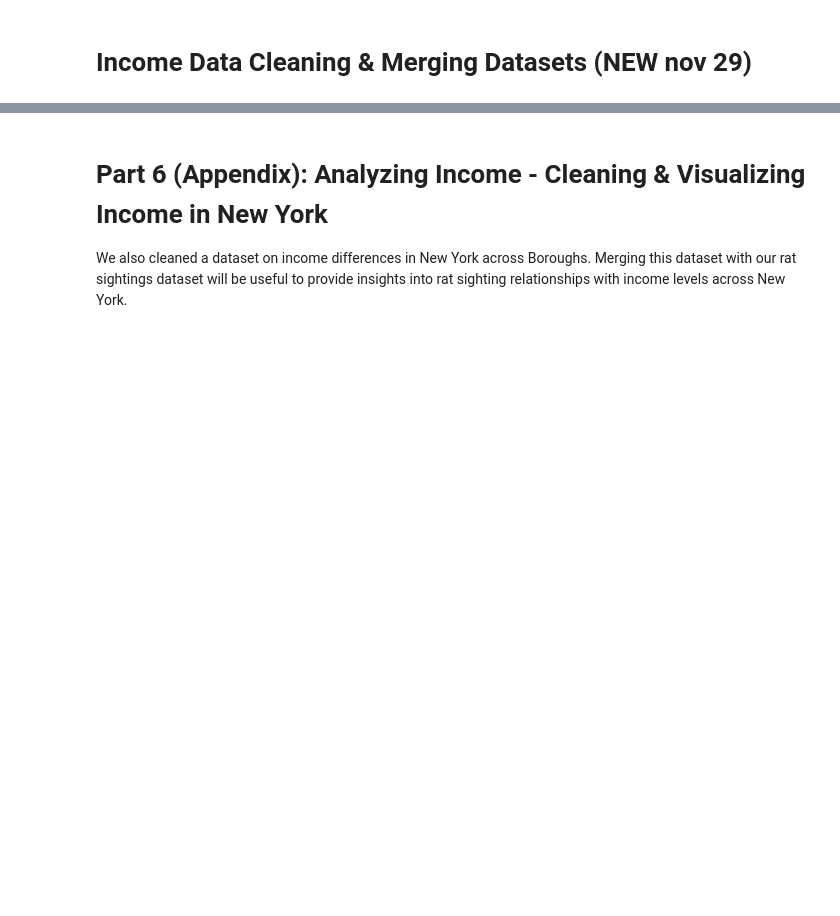
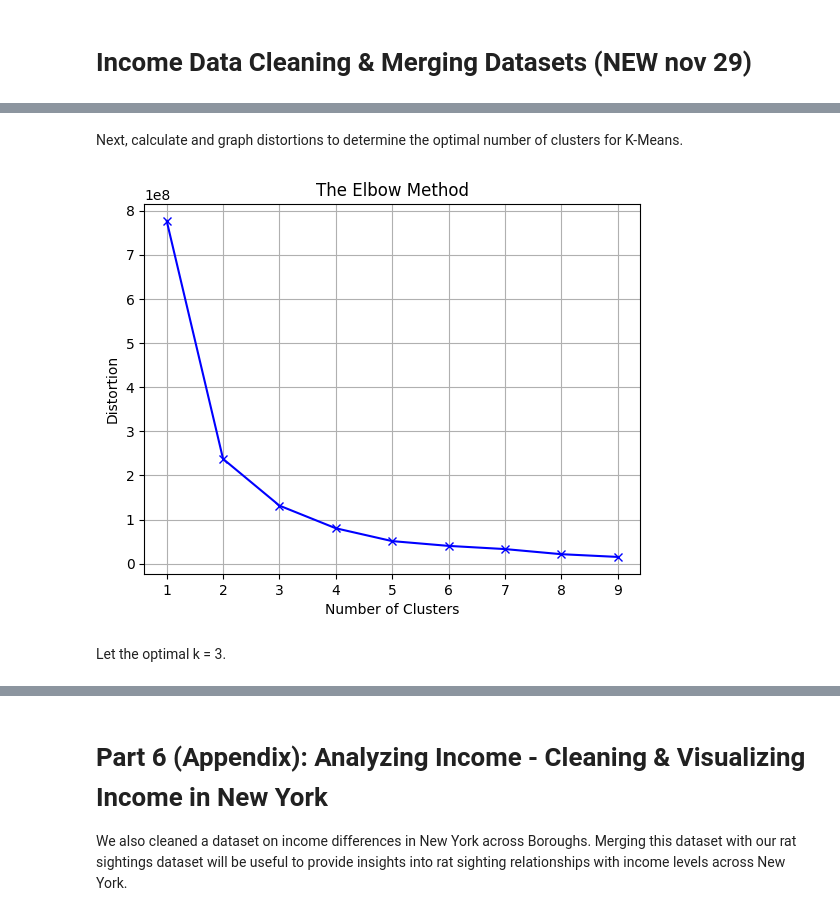
Before and after one commit to trishaa4144/cmsc320-final, a Jupyter notebook: CMSC320_Final_Project.ipynb, the cells around one changed output, grey strips where cells are left out. Saved outputs shown, nothing was run; the diff lists cells and outputs as text; code cells hidden in the pictures; blank space fills up the shorter version.

```diff
--- a/CMSC320_Final_Project.ipynb
+++ b/CMSC320_Final_Project.ipynb
@@ -594,52 +860,33 @@ First transform our dataset to be entirely numerical to calculate distortions.
+# %% [markdown]
+Next, calculate and graph distortions to determine the optimal number of clusters for K-Means.
 # %%
-import numpy as np
-import matplotlib.pyplot as plt
-import matplotlib
-import seaborn as sns
-
-import ast
-pd.set_option('display.max_columns', None)
-from scipy.spatial.distance import cdist
-
-import warnings # To suppress some warnings
-warnings.filterwarnings("ignore", category=FutureWarning, module="seaborn")
-
-from sklearn.cluster import KMeans, DBSCAN
-from sklearn.decomposition import PCA
-from sklearn.manifold import TSNE
-from matplotlib.colors import Normalize
-from matplotlib.lines import Line2D
-
-seed = 42
-
-# Find ideal number of clusters
+## Find ideal number of clusters
 distortions = []
 inertias = []
 mapping1 = {}
 mapping2 = {}
 K = range(1, 10)
 
 for k in K:
-    # ANSWER STARTING HERE
-
     # Building and fitting the model
-    df_without_datetime = df.drop(columns=['Created Date'])
-    kmeansModel = KMeans(n_clusters=k, random_state=seed).fit(df_without_datetime)
+    kmeansModel = KMeans(n_clusters=k, random_state=seed).fit(X)
 
     # Append your distortion value
-    distortions.append(sum(np.min(cdist(df_without_datetime, kmeansModel.cluster_centers_, 'euclidean'), axis=1)**2) / df_without_datetime.shape[0])
+    distortions.append(sum(np.min(cdist(X, kmeansModel.cluster_centers_, 'euclidean'), axis=1)**2) / X.shape[0])
     inertias.append(kmeansModel.inertia_)
 
     # Save it to mapping1 and mapping2
     mapping1[k] = distortions[-1]
     mapping2[k] = inertias[-1]
 
 # Plot
 plt.plot(K, distortions, 'bx-')
 plt.xlabel('Number of Clusters')
 plt.ylabel('Distortion')
 plt.title('The Elbow Method')
 plt.grid()
 plt.show()
-
-# ANSWER ENDS HERE
+# %% [output]
+[figure, added]
+# %% [markdown]
+Let the optimal k = 3.
```
Also changed, not shown: parts of 26 cells of this notebook.
